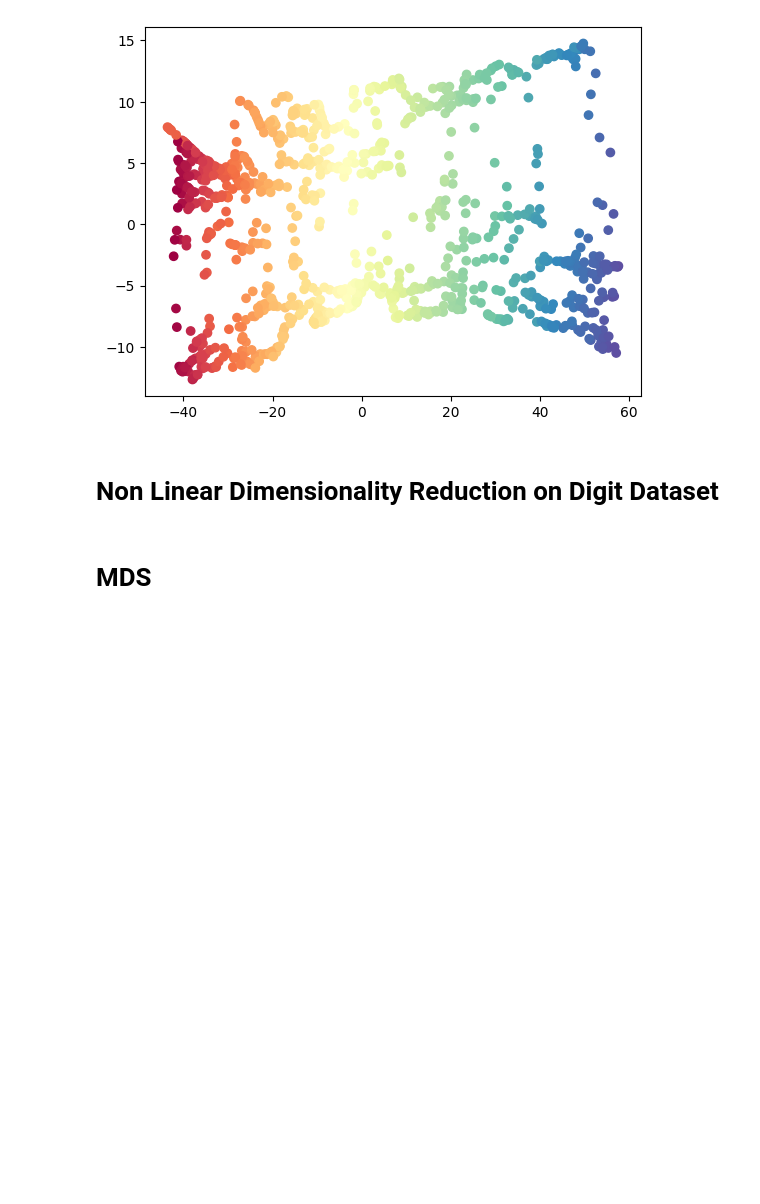
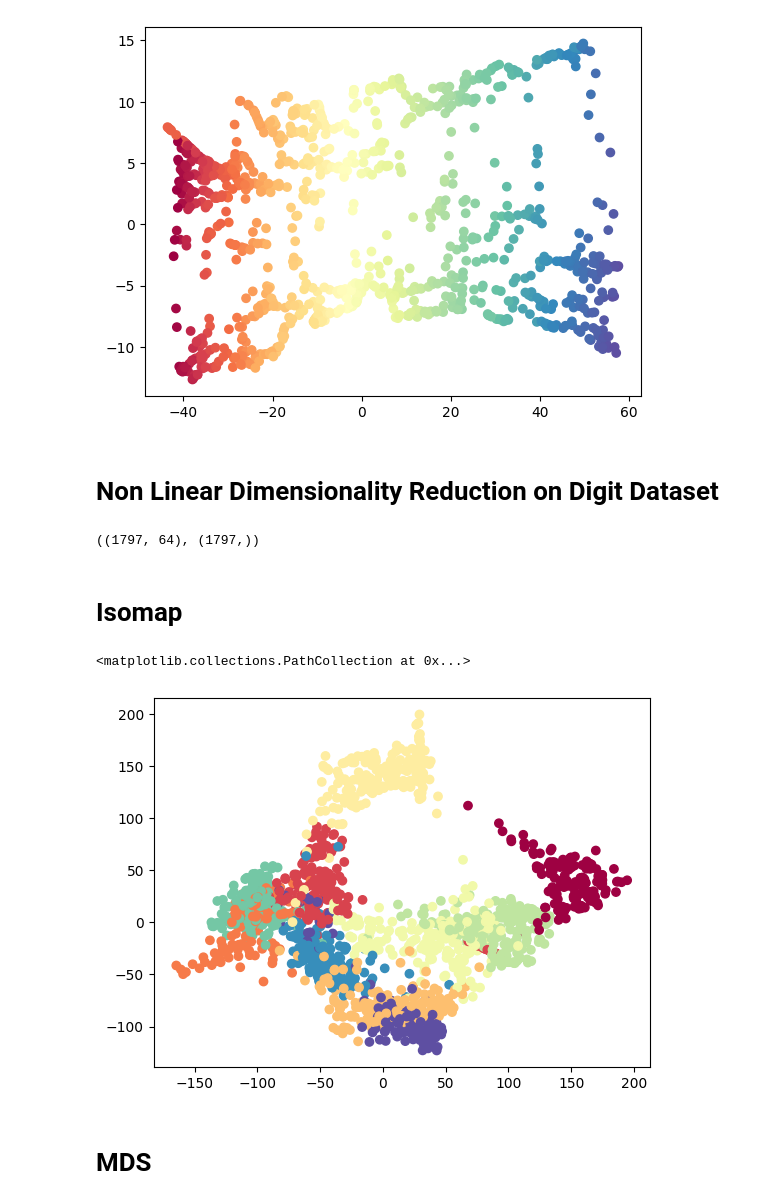
Before and after one commit to Jashan-jj/Machine-learning, a Jupyter notebook: Manifold Learning Techniques/Non_linear_dim_reduction.ipynb, the cells around one changed output. Drawn from its saved outputs; the diff is of its cells as text; code cells hidden in the pictures; blank space fills up the shorter version.

Commit message:
Different Manifold Algorithms on Digit dataset

```diff
--- a/Manifold Learning Techniques/Non_linear_dim_reduction.ipynb
+++ b/Manifold Learning Techniques/Non_linear_dim_reduction.ipynb
@@ -52,5 +52,23 @@ plt.scatter(x_iso[:,0], x_iso[:,1], c=t, cmap=plt.cm.Spectral)
 [figure]
 # %% [markdown]
 # Non Linear Dimensionality Reduction on Digit Dataset
+# %%
+from sklearn.datasets import load_digits
+digits= load_digits()
+# %%
+X, y= digits.data, digits.target
+X.shape, y.shape
+# %% [output]
+((1797, 64), (1797,))
+# %% [markdown]
+# Isomap
+# %%
+isomap= Isomap(n_neighbors=5, n_components= 2)
+x_iso= isomap.fit_transform(X)
+# %%
+plt.scatter(x_iso[:,0], x_iso[:,1], c=y, cmap= 'Spectral')
+# %% [output]
+<matplotlib.collections.PathCollection at 0x...>
+[figure, added]
 # %% [markdown]
 # MDS
```
Also changed, not shown: parts of 5 cells of this notebook.
